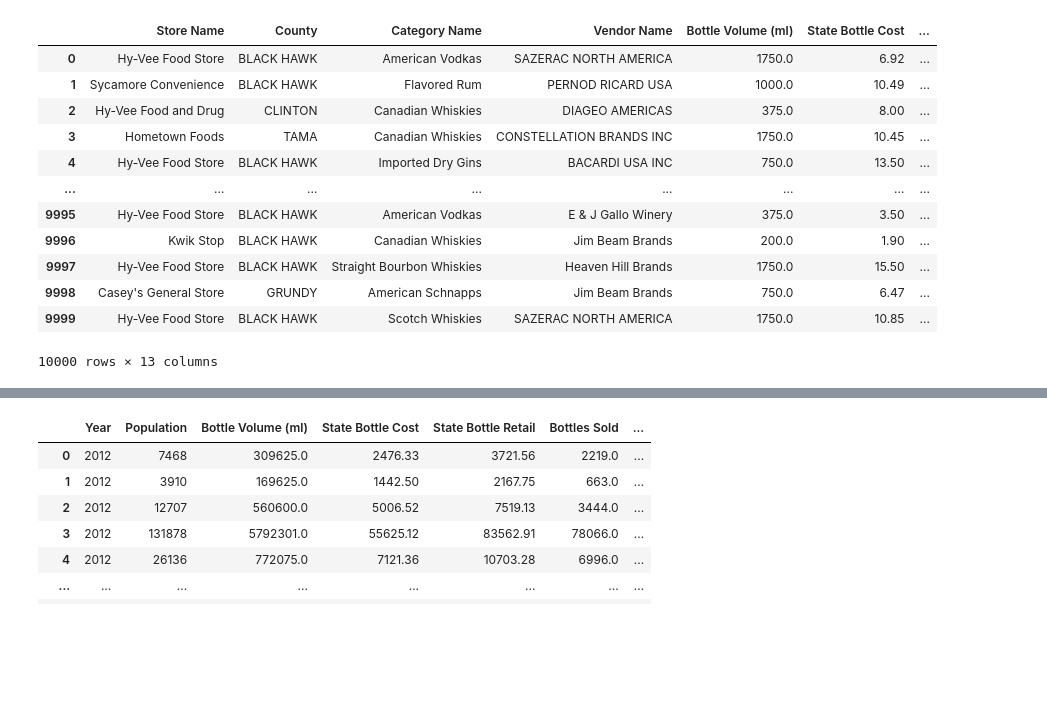
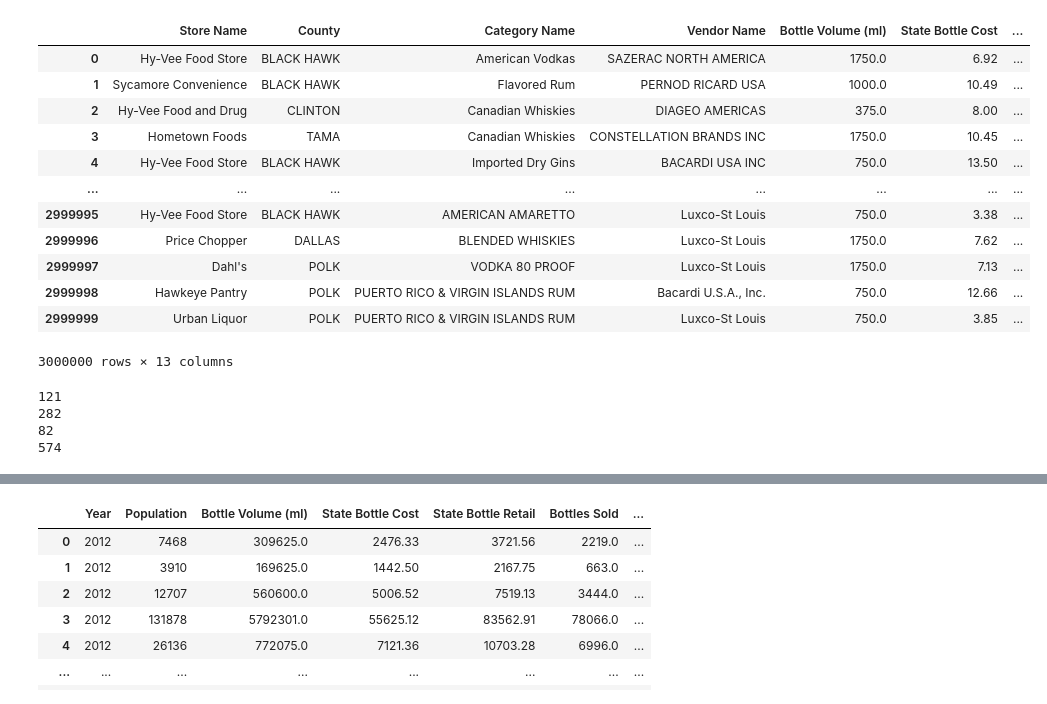
Before and after one commit to ellycebilhorn/DATA403-Project1, a Jupyter notebook: encoding.ipynb, the cells around one changed output, grey strips where cells are left out. Saved outputs shown, nothing was run; the diff lists cells and outputs as text; code cells hidden in the pictures; blank space fills up the shorter version.

```diff
--- a/encoding.ipynb
+++ b/encoding.ipynb
@@ -6,25 +6,35 @@ from sklearn.preprocessing import StandardScaler
 # %%
 def get_month(string):
     return string.split("/")[0]
 
-alc_df = pd.read_csv('alc_dataset.csv', nrows=10000)
+alc_df = pd.read_csv('alc_dataset.csv', nrows=3000000)
 #alc_df = pd.read_csv('alc_dataset.csv')
 alc_df["Month"] = alc_df["Date"].apply(get_month)
 alc_df.drop(columns = ["Date", "Unnamed: 0"], inplace = True)
 #alc_df = pd.get_dummies(alc_df)
 alc_df
 #alc_df.groupby(["Year", "Month", "County"]).sum()
 # %% [output]
 |  | Store Name | County | Category Name | Vendor Name | Bottle Volume (ml) | State Bottle Cost | ... |
 | 0 | Hy-Vee Food Store | BLACK HAWK | American Vodkas | SAZERAC NORTH AMERICA | 1750.0 | 6.92 | ... |
 | 1 | Sycamore Convenience | BLACK HAWK | Flavored Rum | PERNOD RICARD USA | 1000.0 | 10.49 | ... |
 | 2 | Hy-Vee Food and Drug | CLINTON | Canadian Whiskies | DIAGEO AMERICAS | 375.0 | 8.00 | ... |
 | 3 | Hometown Foods | TAMA | Canadian Whiskies | CONSTELLATION BRANDS INC | 1750.0 | 10.45 | ... |
 | 4 | Hy-Vee Food Store | BLACK HAWK | Imported Dry Gins | BACARDI USA INC | 750.0 | 13.50 | ... |
 | ... | ... | ... | ... | ... | ... | ... | ... |
-| 9995 | Hy-Vee Food Store | BLACK HAWK | American Vodkas | E & J Gallo Winery | 375.0 | 3.50 | ... |
-| 9996 | Kwik Stop | BLACK HAWK | Canadian Whiskies | Jim Beam Brands | 200.0 | 1.90 | ... |
-| 9997 | Hy-Vee Food Store | BLACK HAWK | Straight Bourbon Whiskies | Heaven Hill Brands | 1750.0 | 15.50 | ... |
-| 9998 | Casey's General Store | GRUNDY | American Schnapps | Jim Beam Brands | 750.0 | 6.47 | ... |
-| 9999 | Hy-Vee Food Store | BLACK HAWK | Scotch Whiskies | SAZERAC NORTH AMERICA | 1750.0 | 10.85 | ... |
+| 2999995 | Hy-Vee Food Store | BLACK HAWK | AMERICAN AMARETTO | Luxco-St Louis | 750.0 | 3.38 | ... |
+| 2999996 | Price Chopper | DALLAS | BLENDED WHISKIES | Luxco-St Louis | 1750.0 | 7.62 | ... |
+| 2999997 | Dahl's | POLK | VODKA 80 PROOF | Luxco-St Louis | 1750.0 | 7.13 | ... |
+| 2999998 | Hawkeye Pantry | POLK | PUERTO RICO & VIRGIN ISLANDS RUM | Bacardi U.S.A., Inc. | 750.0 | 12.66 | ... |
+| 2999999 | Urban Liquor | POLK | PUERTO RICO & VIRGIN ISLANDS RUM | Luxco-St Louis | 750.0 | 3.85 | ... |
-10000 rows × 13 columns
+3000000 rows × 13 columns
+# %%
+print(len(alc_df['Category Name'].unique()))
+print(len(alc_df['Vendor Name'].unique()))
+print(len(alc_df['County'].unique()))
+print(len(alc_df['Store Name'].unique()))
+# %% [output]
+121
+282
+82
+574
```
Also changed, not shown: parts of 6 cells of this notebook, 1 other file.
